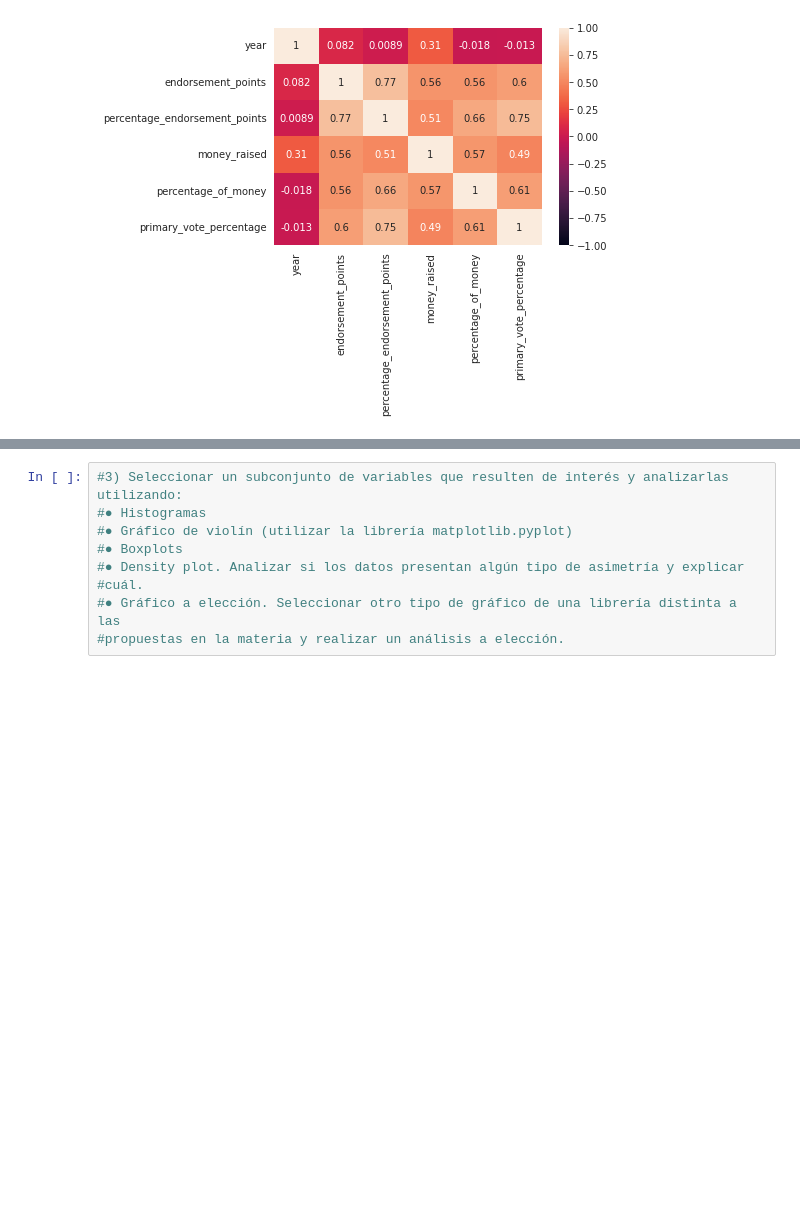
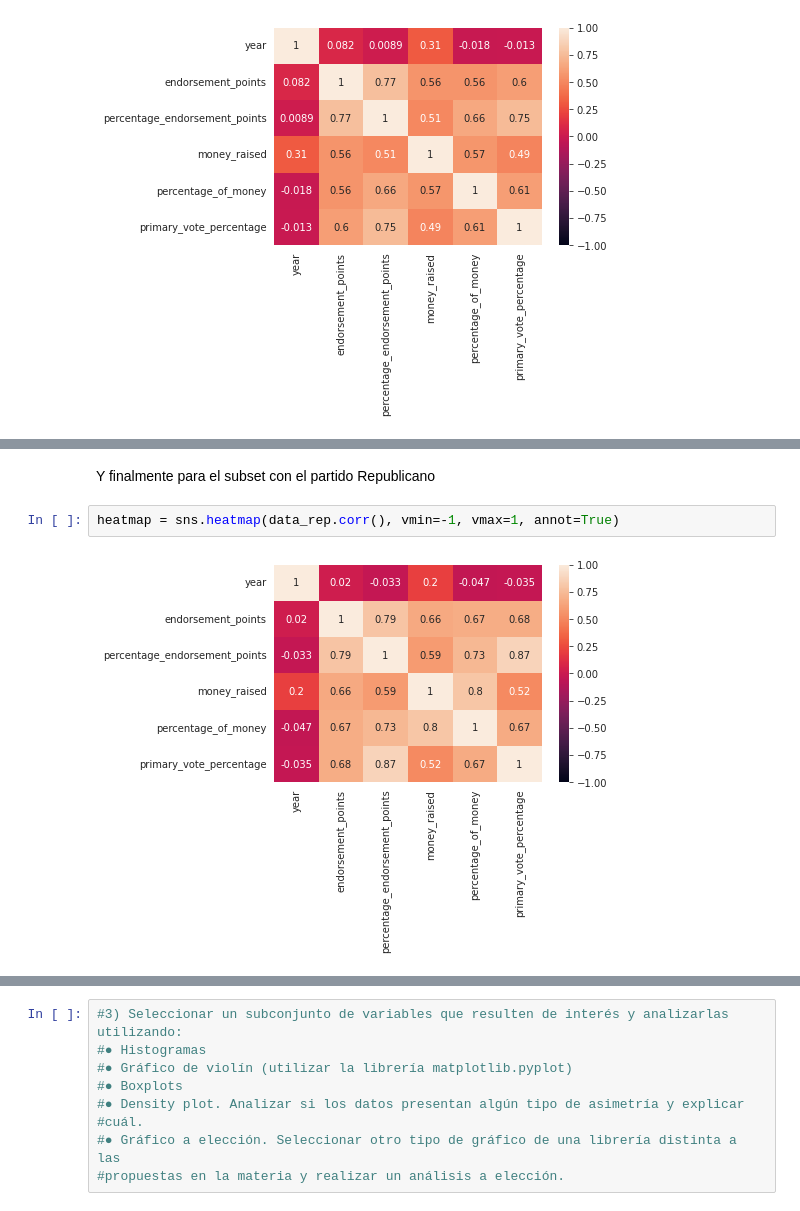
Before and after one commit to 1gnacio/orgadatos-kaggle-tp1, a Jupyter notebook: notebook707f668b56.ipynb, the cells around one changed output, grey strips where cells are left out. Saved outputs shown, nothing was run; the diff lists cells and outputs as text; blank space fills up the shorter version.

```diff
--- a/notebook707f668b56.ipynb
+++ b/notebook707f668b56.ipynb
@@ -357,0 +347,6 @@ heatmap = sns.heatmap(data.corr(), vmin=-1, vmax=1, annot=True)
+# %% [markdown]
+Y finalmente para el subset con el partido Republicano
+# %%
+heatmap = sns.heatmap(data_rep.corr(), vmin=-1, vmax=1, annot=True)
+# %% [output]
+[figure, added]
```
Also changed, not shown: parts of 33 cells of this notebook.
